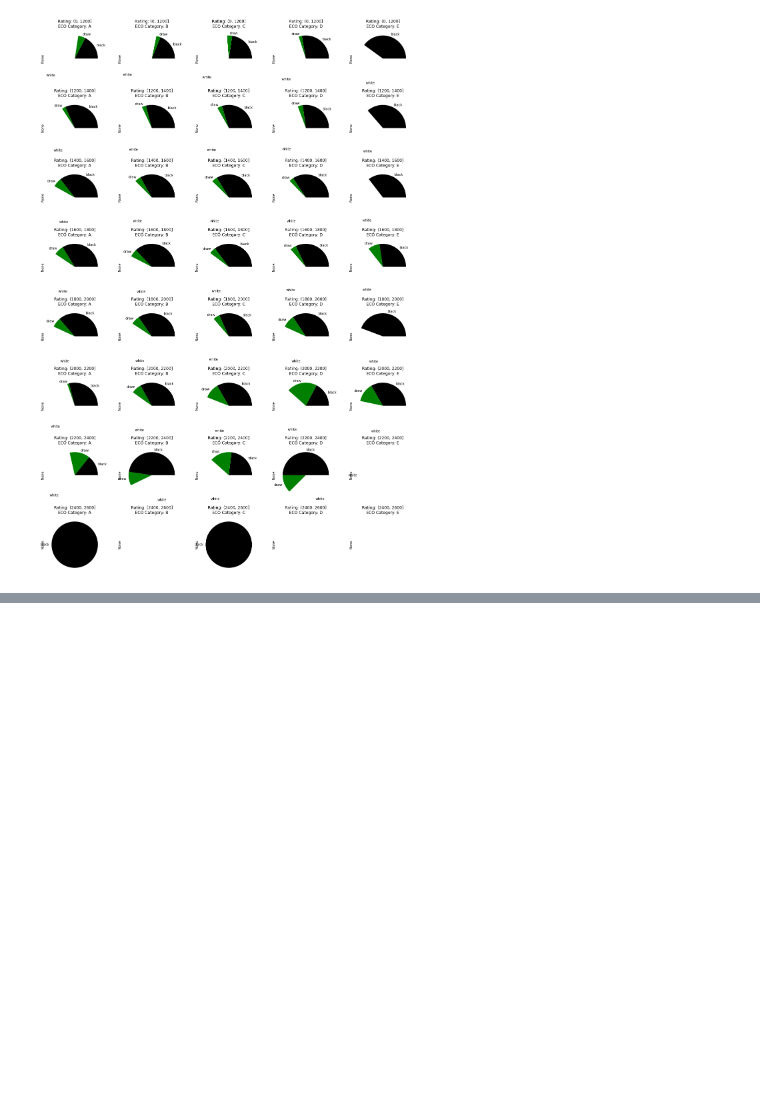
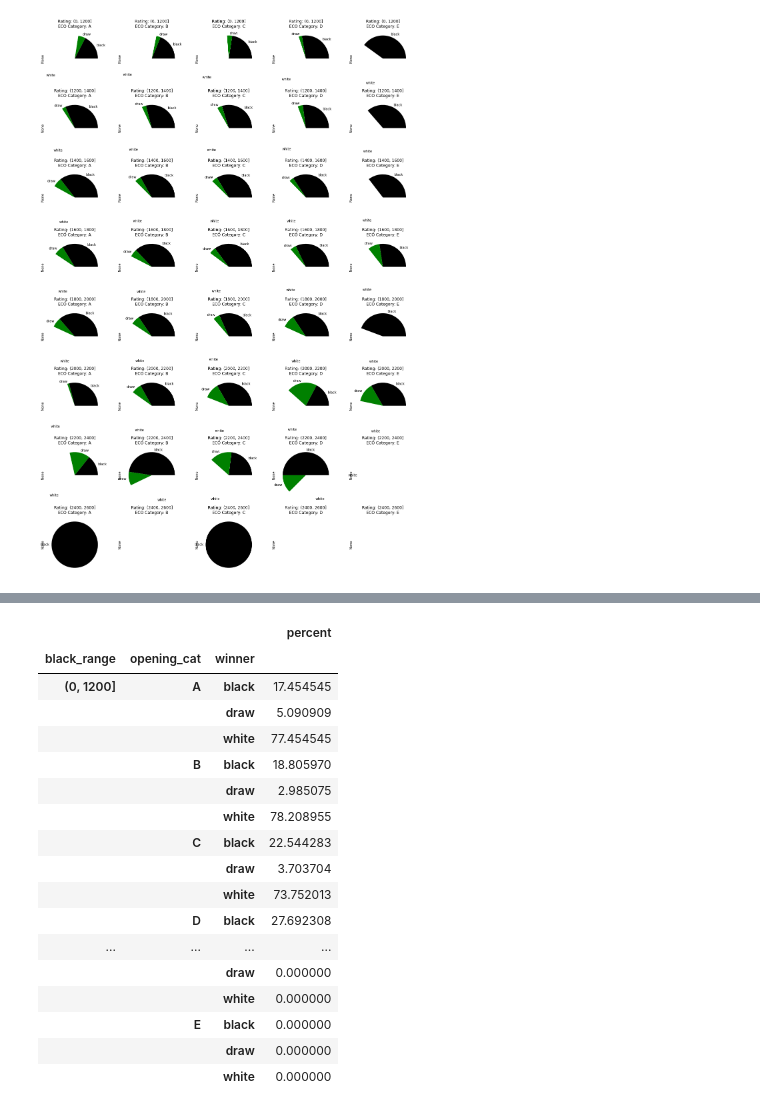
Before and after one commit to engeljason/chess_openings_analysis, a Jupyter notebook: analysis.ipynb, the cells around one changed output, grey strips where cells are left out. Cells and saved outputs as stored; diff of their text form; code cells hidden in the pictures; blank space fills up the shorter version.

```diff
--- a/analysis.ipynb
+++ b/analysis.ipynb
@@ -119,7 +116,7 @@ for i, elo_range in enumerate(wud_df.stack().reorder_levels([2,0,1]).sort_index(
 [figure]
 # %%
 # repeat above work, but with the data binned by ranges of player ratings
-bud_by_range = (games_df[(games_df["elo_diff"] > 0)].groupby(["black_range", "opening_cat"])["winner"].value_counts()).rename()
+bud_by_range = games_df[(games_df["elo_diff"] > 0)].groupby(["black_range", "opening_cat"])["winner"].value_counts().rename("winrate")
 
 ## graph to visualize this
 bud_by_range.reset_index(level = 2).sort_index()
@@ -132,5 +129,8 @@ for i, elo_range in enumerate(bud_df.stack().reorder_levels([2,0,1]).sort_index(
     for j, eco_cat in enumerate(bud_df.stack().reorder_levels([2,0,1]).sort_index()[elo_range].index.get_level_values(0).unique()):
 
         bud_df.stack().reorder_levels([2,0,1]).sort_index()[elo_range][eco_cat].plot(kind = "pie", ax = a[i][j], colors = ["black", "green", "white"], title = f'Rating: {elo_range}\nECO Category: {eco_cat}')
+
+plt.savefig("output/Black Underdog-detailed breakdown.png")
+plt.show()
 # %% [output]
 [figure]
@@ -136,0 +161,21 @@ for i, elo_range in enumerate(bud_df.stack().reorder_levels([2,0,1]).sort_index(
+# %%
+pd.DataFrame(bud_df.stack().reorder_levels([2,0,1]).sort_index()).rename(columns = {0 : "percent"}).style
+# %% [output]
+|  |  |  | percent |
+| black_range | opening_cat | winner |  |
+| (0, 1200] | A | black | 17.454545 |
+|  |  | draw | 5.090909 |
+|  |  | white | 77.454545 |
+|  | B | black | 18.805970 |
+|  |  | draw | 2.985075 |
+|  |  | white | 78.208955 |
+|  | C | black | 22.544283 |
+|  |  | draw | 3.703704 |
+|  |  | white | 73.752013 |
+|  | D | black | 27.692308 |
+| ... | ... | ... | ... |
+|  |  | draw | 0.000000 |
+|  |  | white | 0.000000 |
+|  | E | black | 0.000000 |
+|  |  | draw | 0.000000 |
+|  |  | white | 0.000000 |
```
Also changed, not shown: parts of 7 cells of this notebook, 6 other files.
